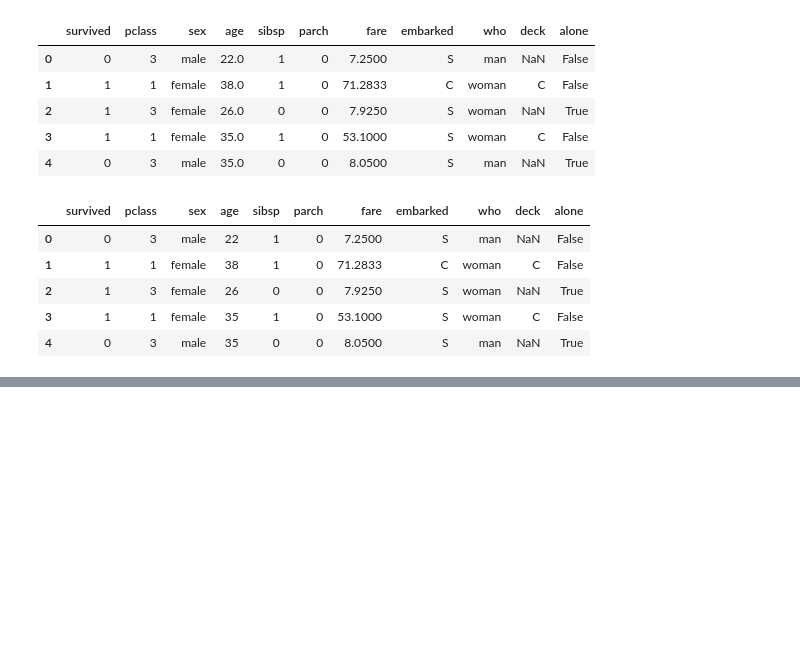
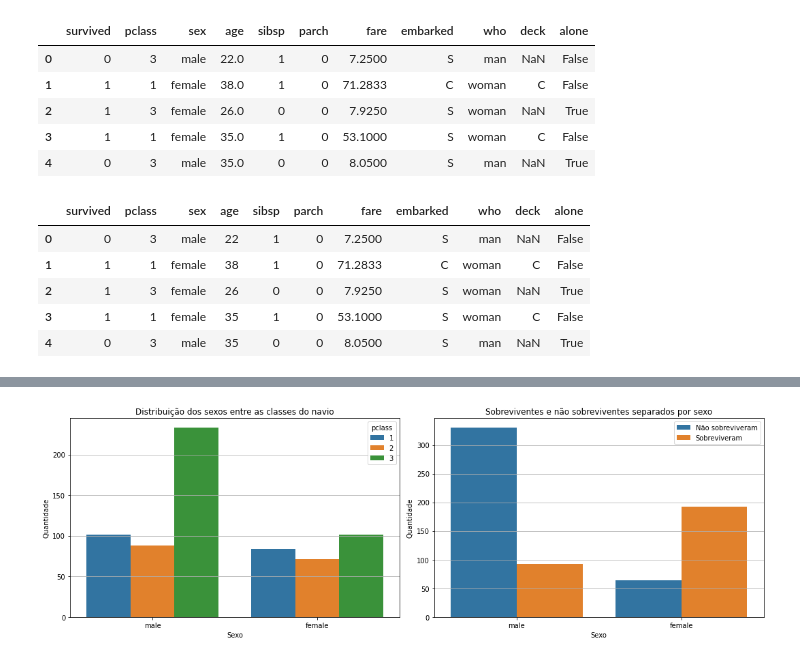
Before and after one commit to Eric-Mendes/treino-de-pandas, a Jupyter notebook: analise_titanic.ipynb, the cells around one changed output, grey strips where cells are left out. Cells and saved outputs as stored; diff of their text form; code cells hidden in the pictures; blank space fills up the shorter version.

```diff
--- a/analise_titanic.ipynb
+++ b/analise_titanic.ipynb
@@ -167,0 +186,20 @@ plt.show()
+# %%
+fig, ax = plt.subplots(1, 2, figsize=(15, 5))
+
+sns.countplot(x="sex", hue="pclass", data=df, ax=ax[0])
+ax[0].set_title("Distribuição dos sexos entre as classes do navio")
+ax[0].grid(axis="y")
+ax[0].set_xlabel("Sexo")
+ax[0].set_ylabel("Quantidade")
+
+sns.countplot(x="sex", hue="survived", data=df, ax=ax[1])
+ax[1].set_title("Sobreviventes e não sobreviventes separados por sexo")
+ax[1].grid(axis="y")
+ax[1].set_xlabel("Sexo")
+ax[1].set_ylabel("Quantidade")
+ax[1].legend(labels=["Não sobreviveram", "Sobreviveram"])
+
+fig.tight_layout()
+plt.show()
+# %% [output]
+[figure, added]
```
Also changed, not shown: parts of 3 cells of this notebook.
